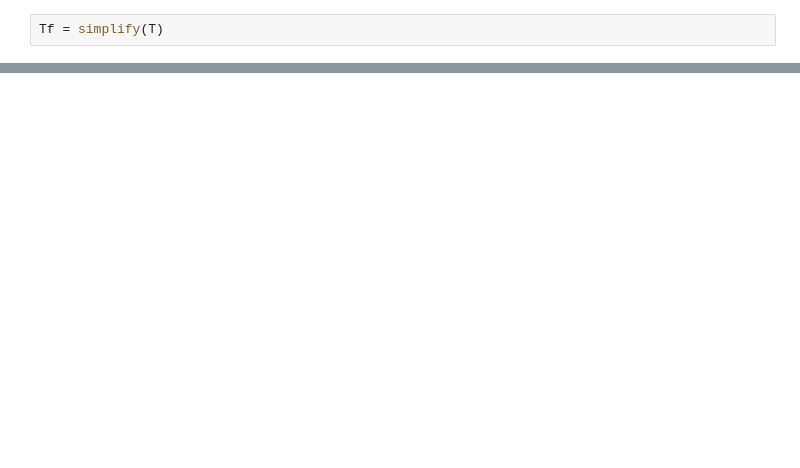
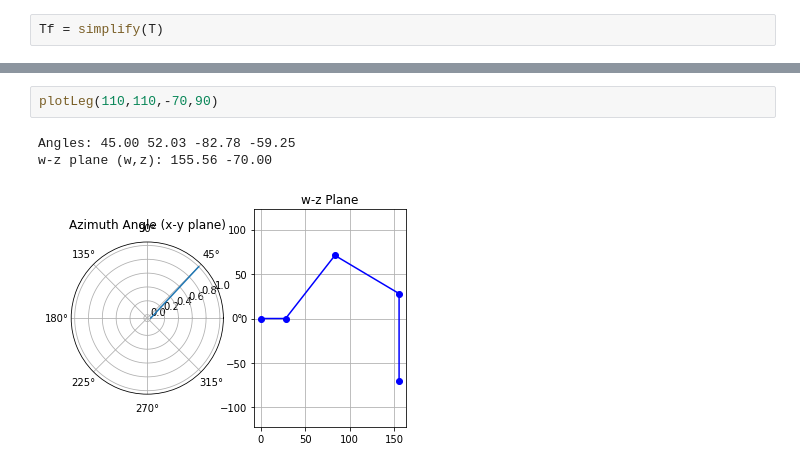
Before and after one commit to MultipedRobotics/multiped, a Jupyter notebook: docs/ax12-version/kinematics.ipynb, the cells around one changed output, grey strips where cells are left out. Saved outputs shown, nothing was run; the diff lists cells and outputs as text; blank space fills up the shorter version.

```diff
--- a/docs/ax12-version/kinematics.ipynb
+++ b/docs/ax12-version/kinematics.ipynb
@@ -218,0 +448,6 @@ forward: (8.411594159543615, 0.0, -52.79782797243361)
+# %%
+plotLeg(110,110,-70,90)
+# %% [output]
+Angles: 45.00 52.03 -82.78 -59.25
+w-z plane (w,z): 155.56 -70.00
+[figure, added]
```
Also changed, not shown: parts of 35 cells of this notebook, 2 other files.
